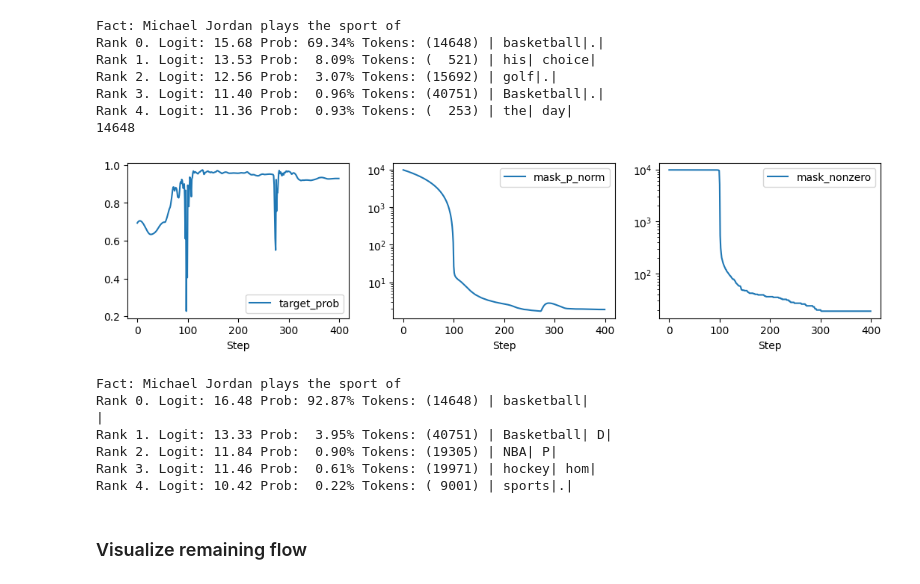
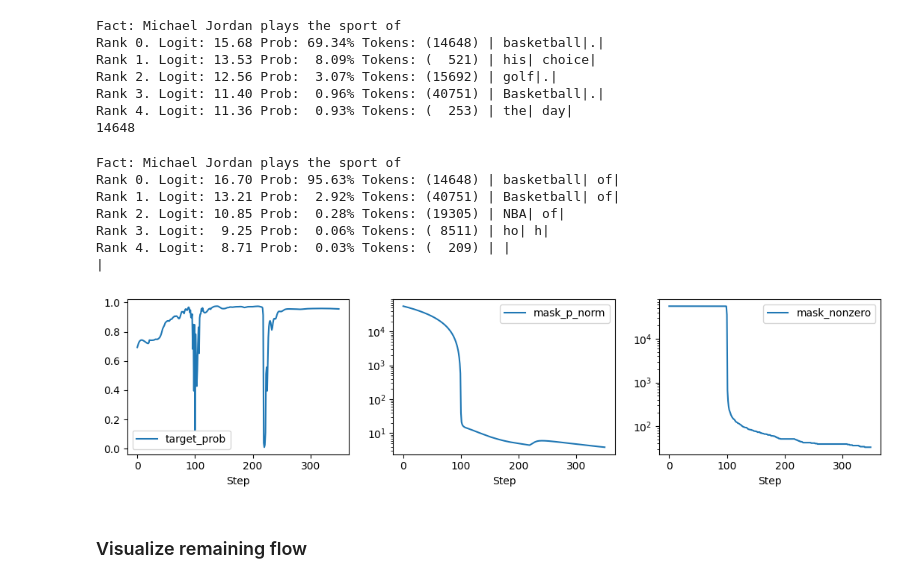
Before and after one commit to ed1d1a8d/prompt-injection-interp, a Jupyter notebook: notebooks/subnet-flow-pythia.ipynb, the cells around one changed output. Cells and saved outputs as stored; diff of their text form; code cells hidden in the pictures.

```diff
--- a/notebooks/subnet-flow-pythia.ipynb
+++ b/notebooks/subnet-flow-pythia.ipynb
@@ -137,10 +174,8 @@ optim = torch.optim.Adam(
     lr=1e-2,
 )
 
-alpha = 3200
-n_steps = 400
-clamp_every = 1000000000000
-threshold = 0.05
+alpha = 20_000
+n_steps = 350
 p_norm = 1
 
 metric_history: list[dict[str]] = []
@@ -149,16 +184,6 @@ for i in pbar:
     logits = mtf.tl_model.forward(prompt_tokens, return_type="logits")[0, -1]
 
     target_log_prob = torch.log_softmax(logits, dim=-1)[correct_token]
-    # target_logit = logits[correct_token]
-    # max_incorrect_logit = logits[
-    #     (
-    #         1
-    #         - F.one_hot(
-    #             torch.LongTensor([correct_token]), num_classes=logits.shape[0]
-    #         )[0]
-    #     ).bool()
-    # ].max()
-    # logit_diff = target_logit - max_incorrect_logit
 
     mask_p_norm = sum(
         (mask**p_norm).sum() for mask in mtf.masks.values()
@@ -178,19 +203,9 @@ for i in pbar:
         for mask in mtf.masks.values():
             mask.clamp_(0, 1)
 
-    # Force the masks to be binary every `clamp_every` steps
-    if i % clamp_every == 0 and i > 0:
-        with torch.no_grad():
-            for mask in mtf.masks.values():
-                # mask[mask > threshold] = 1
-                mask[mask <= threshold] = 0
-
     metrics = dict(
         step=i,
         loss=loss.item(),
-        # target_logit=target_logit.item(),
-        # max_incorrect_logit=max_incorrect_logit.item(),
-        # logit_diff=logit_diff.item(),
         target_log_prob=target_log_prob.item(),
         target_prob=torch.exp(target_log_prob).item(),
         scaled_p_norm=scaled_p_norm.item(),
@@ -202,47 +217,17 @@ for i in pbar:
     metric_history.append(metrics)
 
     pbar.set_postfix(metrics)
-# %%
-df = pd.DataFrame(metric_history)
-
-plt.figure(figsize=(13, 2.7))
-plt.subplot(1, 3, 1)
-df.target_prob.plot()
-plt.legend()
-plt.xlabel("Step")
-
-plt.subplot(1, 3, 2)
-df.mask_p_norm.plot()
-plt.yscale("log")
-plt.legend()
-plt.xlabel("Step")
-
-plt.subplot(1, 3, 3)
-df.mask_nonzero.plot()
-plt.yscale("log")
-plt.legend()
-plt.xlabel("Step")
-
-plt.show()
-# %% [output]
-[figure, removed]
-# %%
-print(prompt)
-utils.get_top_responses(
-    prompt=prompt,
-    model=mtf.tl_model,
-    top_k=5,
-    use_kv_cache=False,
-    n_continuation_tokens=1,
-)
-# %% [output]
-Fact: Michael Jordan plays the sport of
-Rank 0. Logit: 16.48 Prob: 92.87% Tokens: (14648) | basketball|
-|
-Rank 1. Logit: 13.33 Prob:  3.95% Tokens: (40751) | Basketball| D|
-Rank 2. Logit: 11.84 Prob:  0.90% Tokens: (19305) | NBA| P|
-Rank 3. Logit: 11.46 Prob:  0.61% Tokens: (19971) | hockey| hom|
-Rank 4. Logit: 10.42 Prob:  0.22% Tokens: ( 9001) | sports|.|
+# %%
+plot_metrics(mtf, prompt, metric_history)
+# %% [output]
+Fact: Michael Jordan plays the sport of
+Rank 0. Logit: 16.70 Prob: 95.63% Tokens: (14648) | basketball| of|
+Rank 1. Logit: 13.21 Prob:  2.92% Tokens: (40751) | Basketball| of|
+Rank 2. Logit: 10.85 Prob:  0.28% Tokens: (19305) | NBA| of|
+Rank 3. Logit:  9.25 Prob:  0.06% Tokens: ( 8511) | ho| h|
+Rank 4. Logit:  8.71 Prob:  0.03% Tokens: (  209) | |
+|
+[figure, added]
 # %% [markdown]
 ### Visualize remaining flow
 # %%
```
Also changed, not shown: parts of 9 cells of this notebook, 1 other file.
